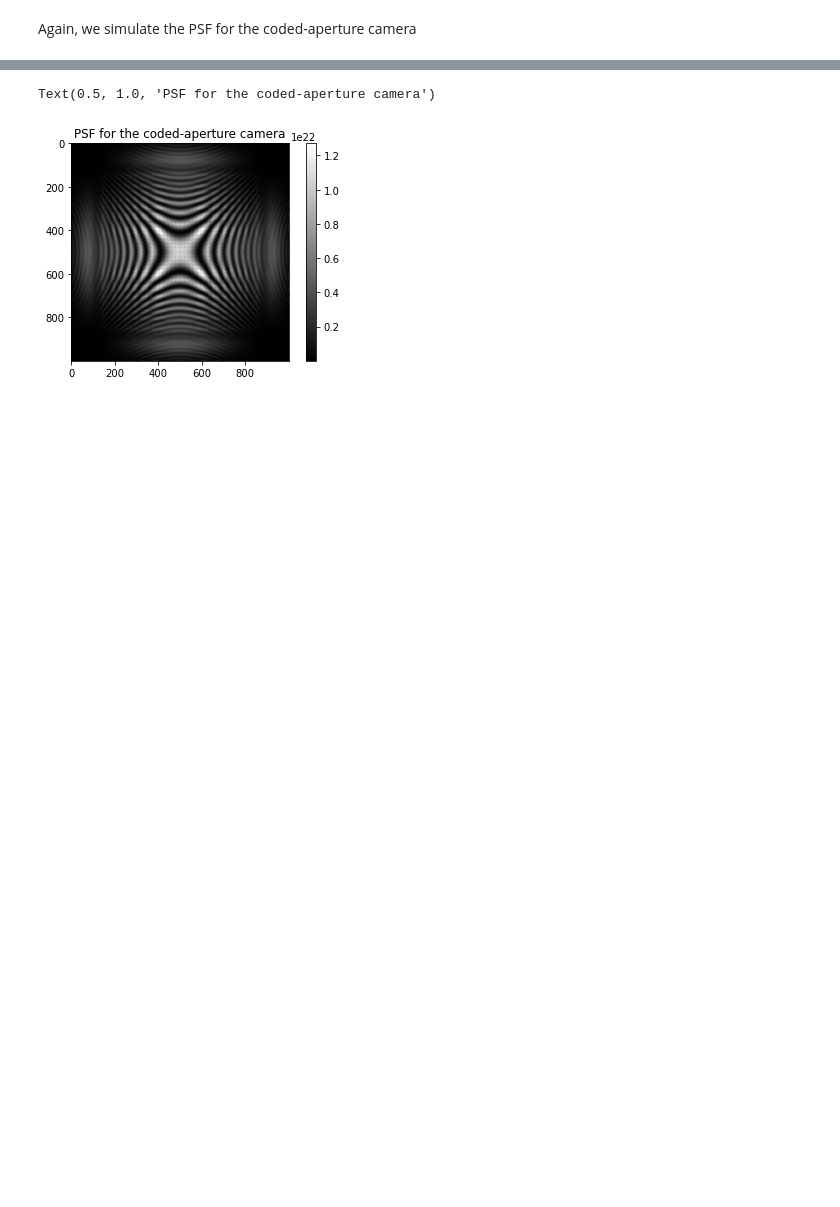
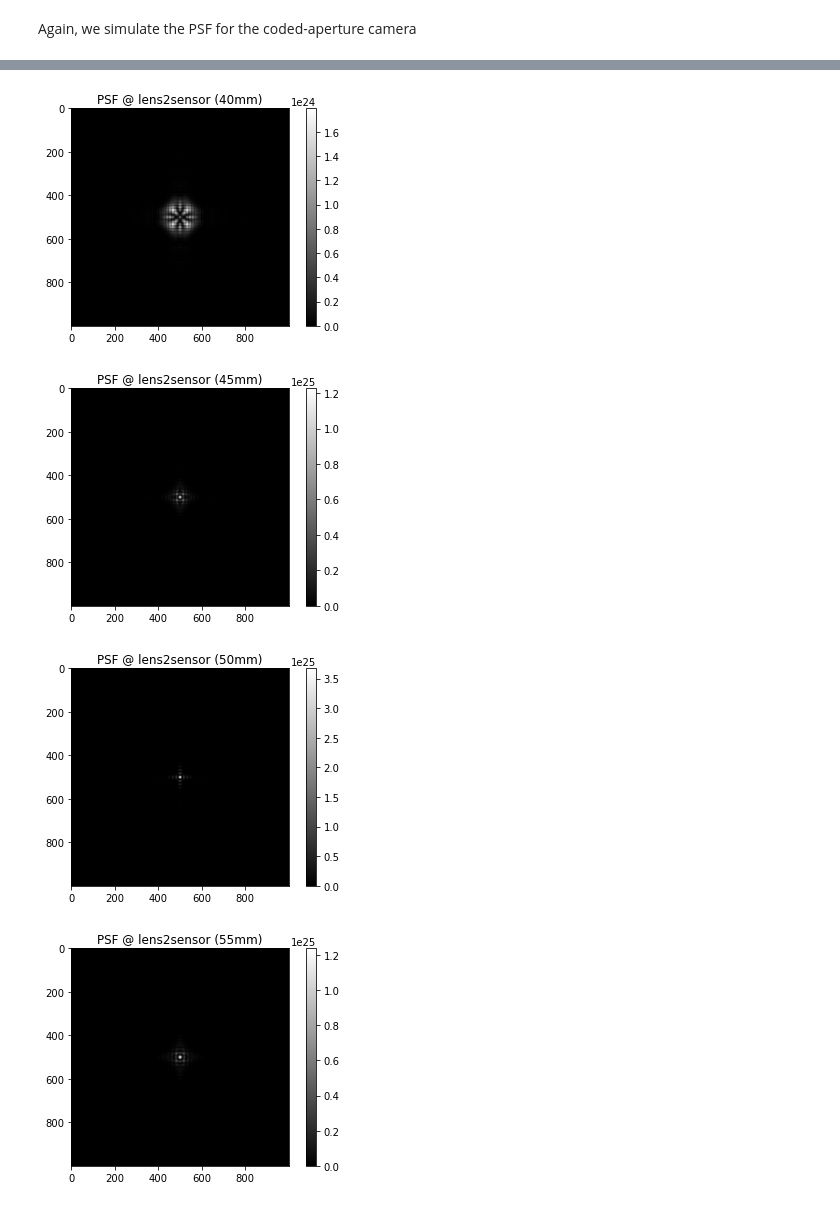
Before and after one commit to shwbaek/pado, a Jupyter notebook: example/tutorial.ipynb, the cells around one changed output, grey strips where cells are left out. Saved outputs shown, nothing was run; the diff lists cells and outputs as text; code cells hidden in the pictures; blank space fills up the shorter version.

```diff
--- a/example/tutorial.ipynb
+++ b/example/tutorial.ipynb
@@ -94,0 +93,9 @@ plt.plot(PSF[R//2,:])
+# %%
+def render(lens2sensor_d, aperture_amp_modulation):
+    light = pado.light.Light(R,C,pitch,wvl,device='cuda:0')
+    light_after_lens = lens.forward(light)
+    aperture.set_amplitude_change(aperture_amp_modulation)
+    light_after_aperture = aperture.forward(light_after_lens)
+    light_after_prop = prop.forward(light_after_aperture, lens2sensor_d)
+    PSF = light_after_prop.get_intensity()
+    return PSF
@@ -94,0 +104,9 @@ plt.plot(PSF[R//2,:])
+# %%
+circular_aperture_change = aperture.get_amplitude_change()
+for lens2sensor_d in torch.linspace(f-1e-2, f+1e-2, 5):
+    PSF = render(lens2sensor_d, circular_aperture_change)
+
+    plt.figure()
+    plt.imshow(PSF.data.cpu().squeeze(), cmap='gray')
+    plt.title('PSF @ lens2sensor (%2.fmm)'%(lens2sensor_d*1e3))
+    plt.colorbar()
@@ -123,10 +137,14 @@ light_after_prop.visualize()
-# %%
-PSF = light_after_prop.get_intensity()
-
-plt.figure()
-plt.imshow(PSF.data.cpu().squeeze(), cmap='gray')
-plt.colorbar()
-plt.title('PSF for the coded-aperture camera')
-# %% [output]
-Text(0.5, 1.0, 'PSF for the coded-aperture camera')
-[figure, removed]
+# %%
+circular_aperture_change = aperture.get_amplitude_change()
+for lens2sensor_d in torch.linspace(f-1e-2, f+1e-2, 5):
+    PSF = render(lens2sensor_d, coded_pattern)
+
+    plt.figure()
+    plt.imshow(PSF.data.cpu().squeeze(), cmap='gray')
+    plt.title('PSF @ lens2sensor (%2.fmm)'%(lens2sensor_d*1e3))
+    plt.colorbar()
+# %% [output]
+[figure, added]
+[figure, added]
+[figure, added]
+[figure, added]
```
Also changed, not shown: parts of 11 cells of this notebook, 2 other files.
